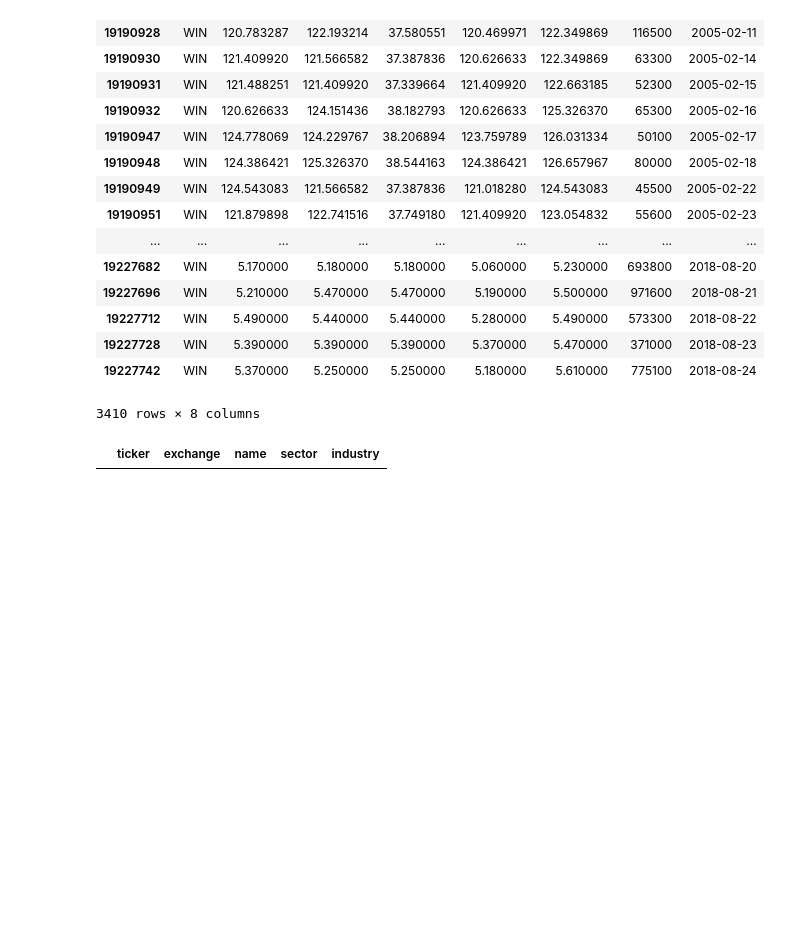
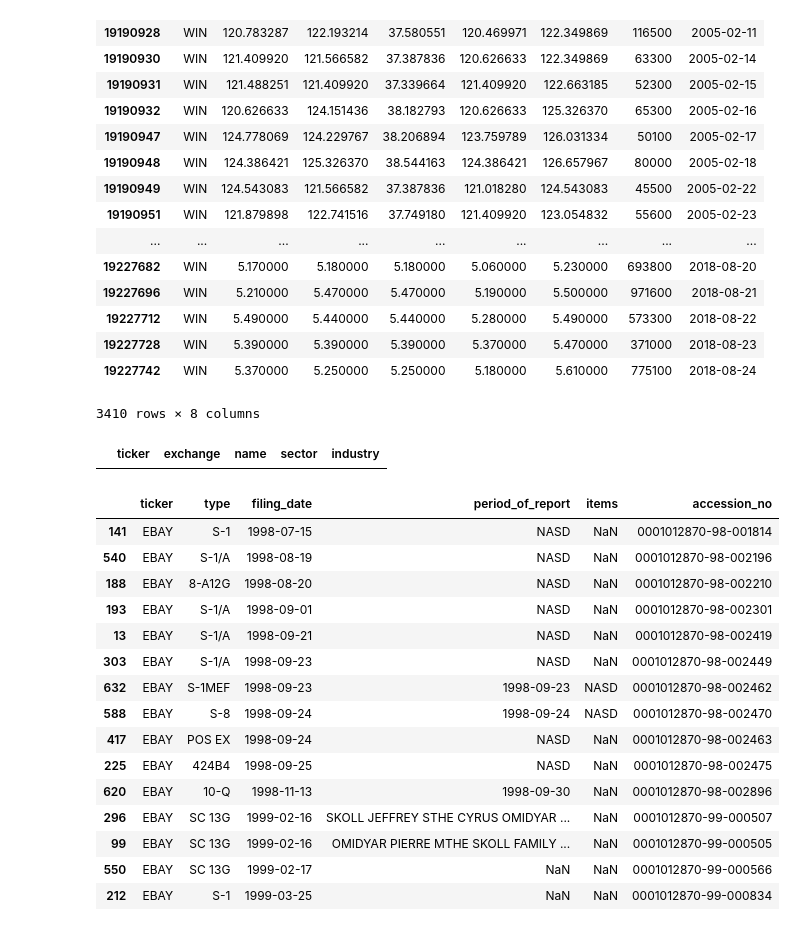
Before and after one commit to marcdumon/funda, a Jupyter notebook: src/visualization/Untitled.ipynb, the cells around one changed output. Saved outputs shown, nothing was run; the diff lists cells and outputs as text; code cells hidden in the pictures; blank space fills up the shorter version.

```diff
--- a/src/visualization/Untitled.ipynb
+++ b/src/visualization/Untitled.ipynb
@@ -287,3 +287,23 @@ t[t['ticker']=='WIN']
 t[t['ticker']=='WINMQ']
 # %% [output]
 |  | ticker | exchange | name | sector | industry |
+# %%
+ebay = pd.read_csv(base_data_path+'raw/edgar/EBAY.csv',index_col=0)
+ebay.head(15)
+# %% [output]
+|  | ticker | type | filing_date | period_of_report | items | accession_no |
+| 141 | EBAY | S-1 | 1998-07-15 | NASD | NaN | 0001012870-98-001814 |
+| 540 | EBAY | S-1/A | 1998-08-19 | NASD | NaN | 0001012870-98-002196 |
+| 188 | EBAY | 8-A12G | 1998-08-20 | NASD | NaN | 0001012870-98-002210 |
+| 193 | EBAY | S-1/A | 1998-09-01 | NASD | NaN | 0001012870-98-002301 |
+| 13 | EBAY | S-1/A | 1998-09-21 | NASD | NaN | 0001012870-98-002419 |
+| 303 | EBAY | S-1/A | 1998-09-23 | NASD | NaN | 0001012870-98-002449 |
+| 632 | EBAY | S-1MEF | 1998-09-23 | 1998-09-23 | NASD | 0001012870-98-002462 |
+| 588 | EBAY | S-8 | 1998-09-24 | 1998-09-24 | NASD | 0001012870-98-002470 |
+| 417 | EBAY | POS EX | 1998-09-24 | NASD | NaN | 0001012870-98-002463 |
+| 225 | EBAY | 424B4 | 1998-09-25 | NASD | NaN | 0001012870-98-002475 |
+| 620 | EBAY | 10-Q | 1998-11-13 | 1998-09-30 | NaN | 0001012870-98-002896 |
+| 296 | EBAY | SC 13G | 1999-02-16 | SKOLL JEFFREY STHE CYRUS OMIDYAR ... | NaN | 0001012870-99-000507 |
+| 99 | EBAY | SC 13G | 1999-02-16 | OMIDYAR PIERRE MTHE SKOLL FAMILY ... | NaN | 0001012870-99-000505 |
+| 550 | EBAY | SC 13G | 1999-02-17 | NaN | NaN | 0001012870-99-000566 |
+| 212 | EBAY | S-1 | 1999-03-25 | NaN | NaN | 0001012870-99-000834 |
```
Also changed, not shown: parts of 5 cells of this notebook, 1 other file.
